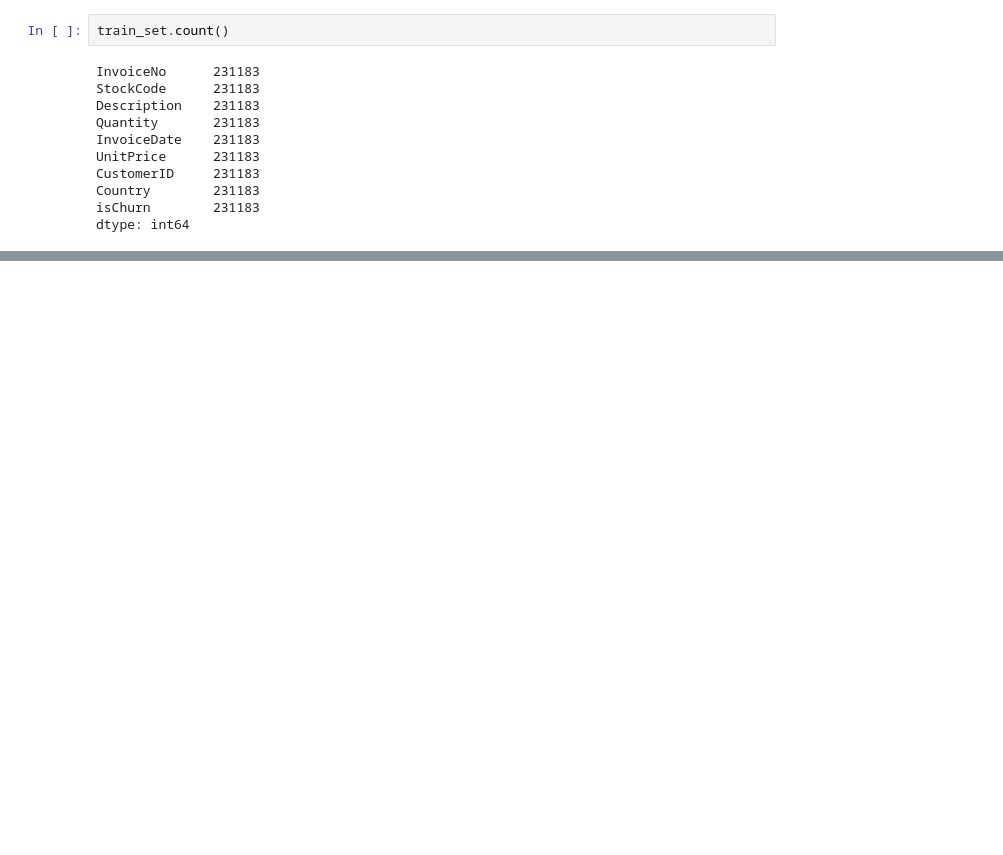
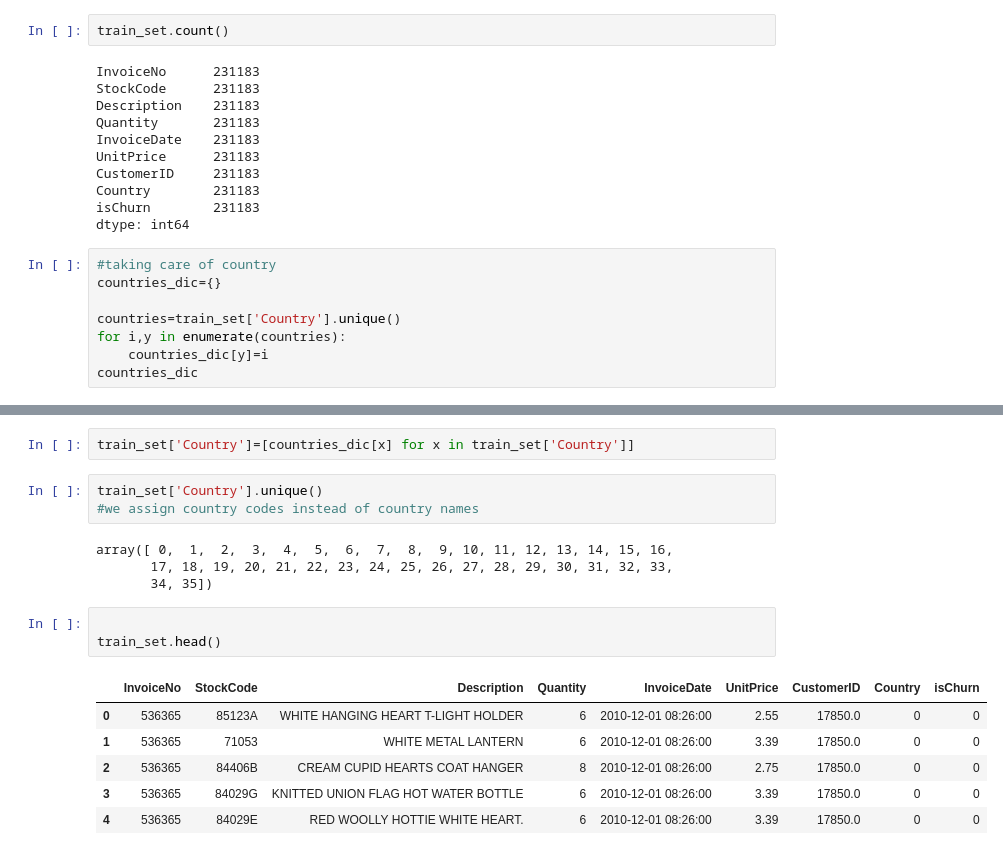
Before and after one commit to MadKauSing/Big-Data, a Jupyter notebook: MI temp/81_82_88.ipynb, the cells around one changed output, grey strips where cells are left out. Saved outputs shown, nothing was run; the diff lists cells and outputs as text; blank space fills up the shorter version.

```diff
--- a/MI temp/81_82_88.ipynb
+++ b/MI temp/81_82_88.ipynb
@@ -143,3 +124,11 @@ CustomerID     231183
 Country        231183
 isChurn        231183
 dtype: int64
+# %%
+#taking care of country
+countries_dic={}
+
+countries=train_set['Country'].unique()
+for i,y in enumerate(countries):
+    countries_dic[y]=i
+countries_dic
@@ -145,0 +153,19 @@ dtype: int64
+# %%
+train_set['Country']=[countries_dic[x] for x in train_set['Country']]
+# %%
+train_set['Country'].unique()
+#we assign country codes instead of country names
+# %% [output]
+array([ 0,  1,  2,  3,  4,  5,  6,  7,  8,  9, 10, 11, 12, 13, 14, 15, 16,
+       17, 18, 19, 20, 21, 22, 23, 24, 25, 26, 27, 28, 29, 30, 31, 32, 33,
+       34, 35])
+# %%
+
+train_set.head()
+# %% [output]
+|  | InvoiceNo | StockCode | Description | Quantity | InvoiceDate | UnitPrice | CustomerID | Country | isChurn |
+| 0 | 536365 | 85123A | WHITE HANGING HEART T-LIGHT HOLDER | 6 | 2010-12-01 08:26:00 | 2.55 | 17850.0 | 0 | 0 |
+| 1 | 536365 | 71053 | WHITE METAL LANTERN | 6 | 2010-12-01 08:26:00 | 3.39 | 17850.0 | 0 | 0 |
+| 2 | 536365 | 84406B | CREAM CUPID HEARTS COAT HANGER | 8 | 2010-12-01 08:26:00 | 2.75 | 17850.0 | 0 | 0 |
+| 3 | 536365 | 84029G | KNITTED UNION FLAG HOT WATER BOTTLE | 6 | 2010-12-01 08:26:00 | 3.39 | 17850.0 | 0 | 0 |
+| 4 | 536365 | 84029E | RED WOOLLY HOTTIE WHITE HEART. | 6 | 2010-12-01 08:26:00 | 3.39 | 17850.0 | 0 | 0 |
```
Also changed, not shown: parts of 25 cells of this notebook.
